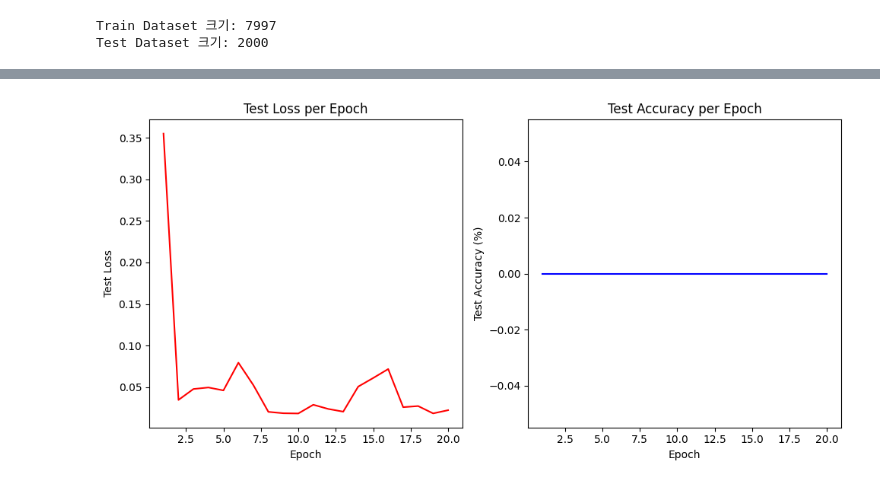
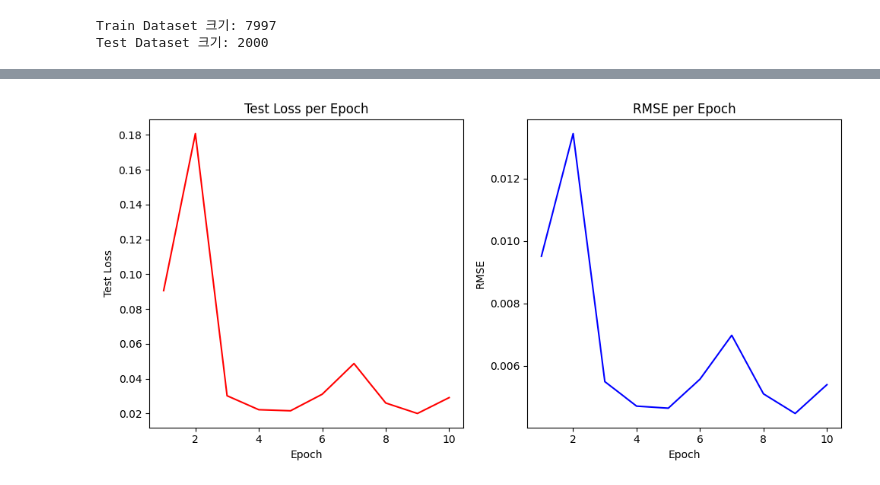
Before and after one commit to yeonhj0507/wetie_DL_learn, a Jupyter notebook: lecture2_assign.ipynb, the cells around one changed output, grey strips where cells are left out. Drawn from its saved outputs; the diff is of its cells as text; code cells hidden in the pictures.

Commit message:
fix:evaluation 과정에서 test accuacy 대신 RMSE 사용

```diff
--- a/lecture2_assign.ipynb
+++ b/lecture2_assign.ipynb
@@ -13,7 +13,7 @@ import torch.nn.functional as F # 자주 쓰는 함수를 F로 따로 가져옴
 
 batch_size = 1500
 learning_rate = 0.01
-num_epoch = 20
+num_epoch = 10
 # %%
 rawDataset = "log.csv"
 
@@ -80,14 +80,16 @@ class MLP(nn.Module):
     def __init__(self):
         super(MLP, self).__init__()
         # layer 생성
-        self.fc1 = nn.Linear(5, 100) # ABCDE가 입력되니까 5
-        self.fc2 = nn.Linear(100, 25) # 간단해서 은닉층은 한개로, 10노드
-        self.fc3 = nn.Linear(25, 1)
+        self.fc1 = nn.Linear(5, 25) # ABCDE가 입력되니까 5
+        self.fc2 = nn.Linear(25, 125)
+        self.fc3 = nn.Linear(125, 25)
+        self.fc4 = nn.Linear(25, 1)
 
         self.dropout = nn.Dropout(0.5) # 연산마다 50% 비율로 랜덤하게 노드 삭제... 나중에
 
-        self.batch_norm1 = nn.BatchNorm1d(100) # 1dimension이기 때문에 BatchNorm1d를 사용함.
-        self.batch_norm2 = nn.BatchNorm1d(25)
+        self.batch_norm1 = nn.BatchNorm1d(25) # 1dimension이기 때문에 BatchNorm1d를 사용함.
+        self.batch_norm2 = nn.BatchNorm1d(125)
+        self.batch_norm3 = nn.BatchNorm1d(25)
 
 
     def forward(self, x): # 모델의 연산 순서를 정의
@@ -104,6 +106,11 @@ class MLP(nn.Module):
         x = self.dropout(x)
     # 3rd layer
         x = self.fc3(x)
+        x = self.batch_norm3(x)
+        x = F.relu(x)
+        x = self.dropout(x)
+    # 4th layer
+        x = self.fc4(x)
         return x
 # %%
 def weight_init(m):
@@ -128,17 +135,16 @@ def train(model, train_loader, optimizer):
 def evaluate(model, test_loader):
     model.eval()
     test_loss = 0
-    correct = 0
+    test_accuracy = 0
 
     with torch.no_grad(): # 모델의 평가 단계이므로 gradient가 업데이트 되지 않도록 함
         for data, score in test_loader:
             output = model(data)
             test_loss += loss_fn(output, score).item() # loss 누적
-
-            correct += output.eq(score.view_as(output)).sum().item() # 예측 몇개 맞음?
+            test_accuracy += torch.sqrt(loss_fn(output, score))
 
     test_loss /= len(test_loader.dataset) # loss 평균값 계산
-    test_accuracy = 100. * correct / len(test_loader.dataset)
+    test_accuracy /= len(test_loader.dataset) # RMSE 평균값 계산
     return test_loss, test_accuracy
 # %%
 # 결과를 저장할 리스트
@@ -181,22 +177,22 @@ for epoch in range(1, num_epoch + 1):
 # %%
 # 시각화
 plt.figure(figsize=(10, 5))
 
 # Test Loss
 plt.subplot(1, 2, 1)
 plt.plot(epoch_list, test_loss_list, label='Test Loss', color='red')
 plt.xlabel('Epoch')
 plt.ylabel('Test Loss')
 plt.title('Test Loss per Epoch')
 
 # Test Accuracy
 plt.subplot(1, 2, 2)
-plt.plot(epoch_list, test_accuracy_list, label='Test Accuracy', color='blue')
+plt.plot(epoch_list, test_accuracy_list, label='RSME', color='blue')
 plt.xlabel('Epoch')
-plt.ylabel('Test Accuracy (%)')
-plt.title('Test Accuracy per Epoch')
+plt.ylabel('RMSE')
+plt.title('RMSE per Epoch')
 
 plt.tight_layout()
 plt.show()
 # %% [output]
-[figure, old version]
+[figure, new version]
```
Also changed, not shown: parts of 2 cells of this notebook.
